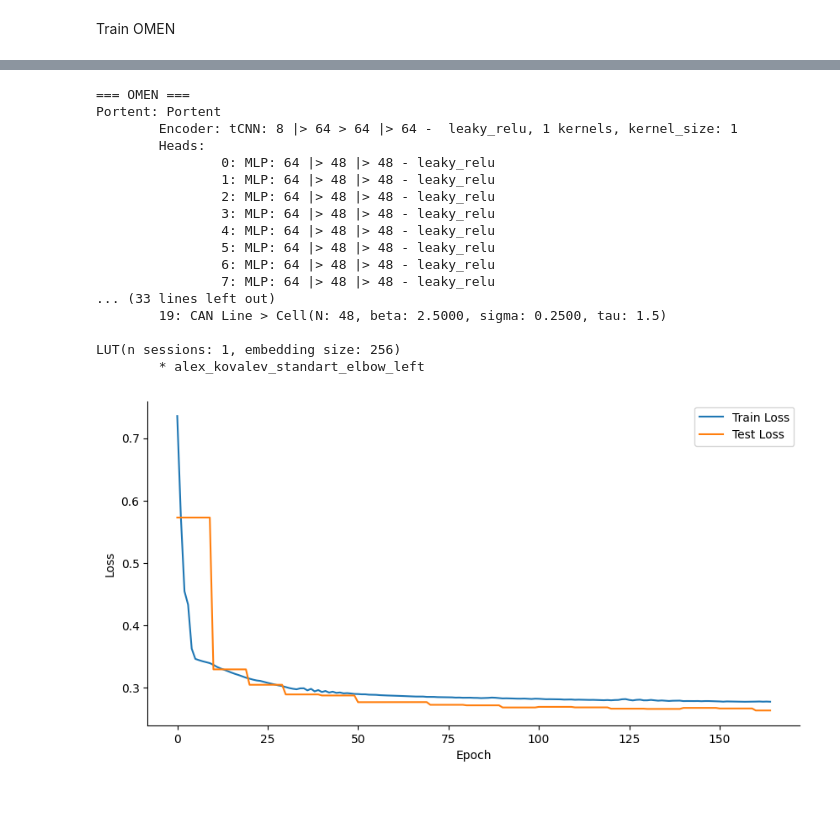
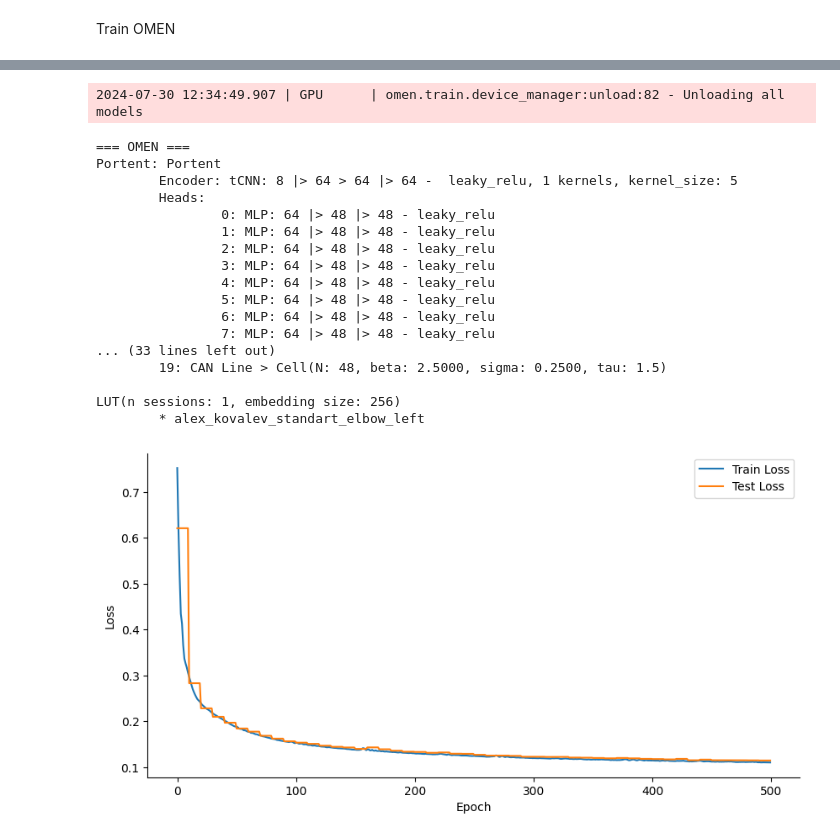
Before and after one commit to AlignedBCI/BCI_ALVI_challenge_competition, a Jupyter notebook: competition_single_sessions.ipynb, the cells around one changed output, grey strips where cells are left out. Drawn from its saved outputs; the diff is of its cells as text; code cells hidden in the pictures; blank space fills up the shorter version.

```diff
--- a/competition_single_sessions.ipynb
+++ b/competition_single_sessions.ipynb
@@ -41,7 +41,7 @@ omen_config = dict(
     input_sigma= 0.25,
     kernel_size= 5,
     lr= 0.0075,
-    n_epochs= 250,
+    n_epochs=500,
     n_hidden= 64,
     n_kernels= 1,
     n_layers= 2,
@@ -110,21 +96,22 @@ Patience: 500
-=== OMEN ===
-Portent: Portent
-        Encoder: tCNN: 8 |> 64 > 64 |> 64 -  leaky_relu, 1 kernels, kernel_size: 1
-        Heads:
-                0: MLP: 64 |> 48 |> 48 - leaky_relu
-                1: MLP: 64 |> 48 |> 48 - leaky_relu
-                2: MLP: 64 |> 48 |> 48 - leaky_relu
-                3: MLP: 64 |> 48 |> 48 - leaky_relu
-                4: MLP: 64 |> 48 |> 48 - leaky_relu
-                5: MLP: 64 |> 48 |> 48 - leaky_relu
-                6: MLP: 64 |> 48 |> 48 - leaky_relu
-                7: MLP: 64 |> 48 |> 48 - leaky_relu
-... (33 lines left out)
-        19: CAN Line > Cell(N: 48, beta: 2.5000, sigma: 0.2500, tau: 1.5)
-
-LUT(n sessions: 1, embedding size: 256)
-        * alex_kovalev_standart_elbow_left
+2024-07-30 12:34:49.907 | GPU      | omen.train.device_manager:unload:82 - Unloading all models
+=== OMEN ===
+Portent: Portent
+        Encoder: tCNN: 8 |> 64 > 64 |> 64 -  leaky_relu, 1 kernels, kernel_size: 5
+        Heads:
+                0: MLP: 64 |> 48 |> 48 - leaky_relu
+                1: MLP: 64 |> 48 |> 48 - leaky_relu
+                2: MLP: 64 |> 48 |> 48 - leaky_relu
+                3: MLP: 64 |> 48 |> 48 - leaky_relu
+                4: MLP: 64 |> 48 |> 48 - leaky_relu
+                5: MLP: 64 |> 48 |> 48 - leaky_relu
+                6: MLP: 64 |> 48 |> 48 - leaky_relu
+                7: MLP: 64 |> 48 |> 48 - leaky_relu
+... (33 lines left out)
+        19: CAN Line > Cell(N: 48, beta: 2.5000, sigma: 0.2500, tau: 1.5)
+
+LUT(n sessions: 1, embedding size: 256)
+        * alex_kovalev_standart_elbow_left
-[figure, old version]
+[figure, new version]
 # %%
 # omen.predict_session(omen_ds.sessions[0], trial_set='train')
 # omen_ds.sessions[0].visualize(max_n_trials=50);
```
Also changed, not shown: parts of 3 cells of this notebook, 4 other files.
